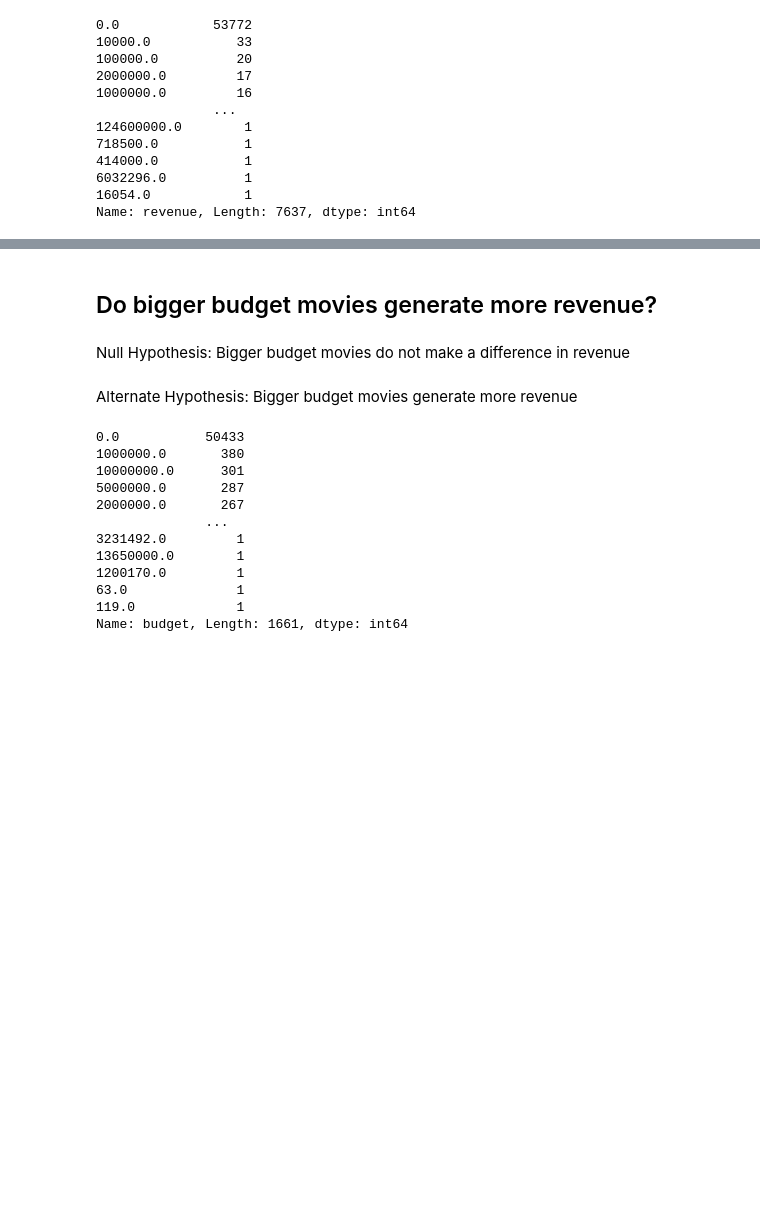
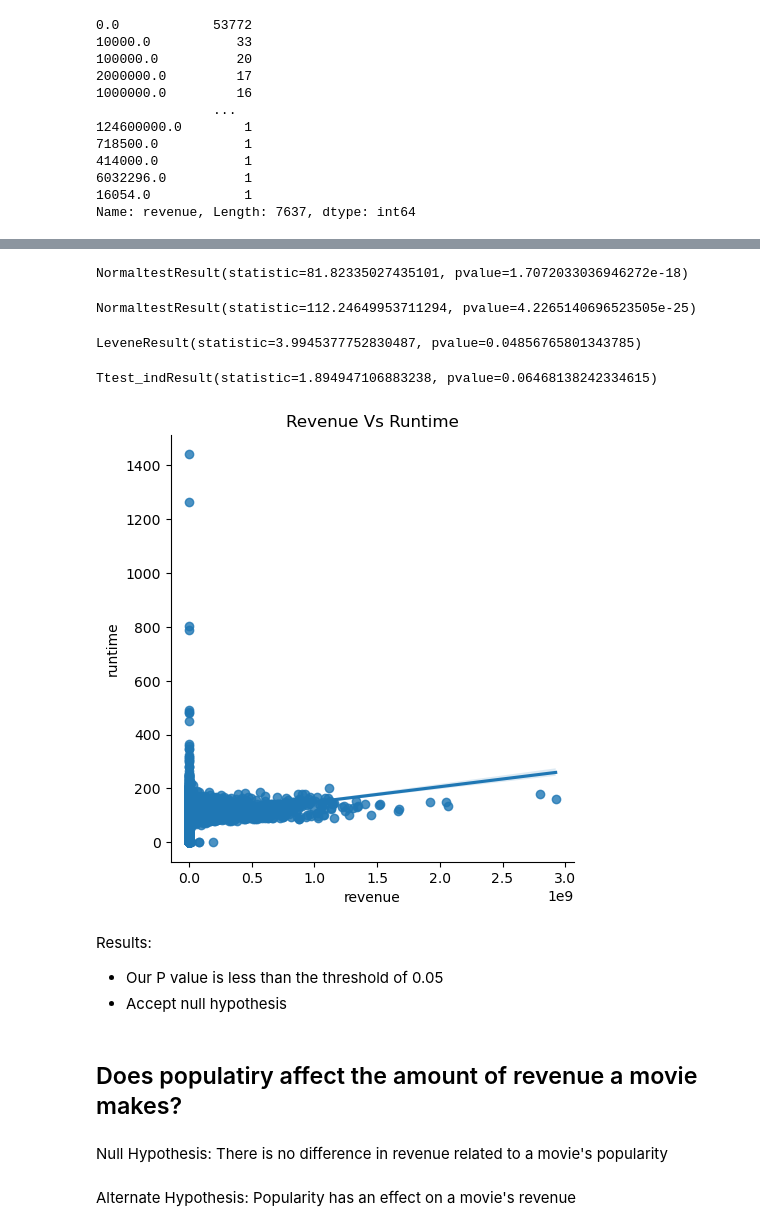
Before and after one commit to donmarcolaureano/Movie-Database, a Jupyter notebook: hypothesis_testing.ipynb, the cells around one changed output, grey strips where cells are left out. Drawn from its saved outputs; the diff is of its cells as text; code cells hidden in the pictures; blank space fills up the shorter version.

```diff
--- a/hypothesis_testing.ipynb
+++ b/hypothesis_testing.ipynb
@@ -596,21 +630,35 @@ Name: revenue, Length: 7637, dtype: int64
+# %%
+results_high_runtime = stats.normaltest(long_runtime)
+results_high_runtime
+# %% [output]
+NormaltestResult(statistic=81.82335027435101, pvalue=1.7072033036946272e-18)
+# %%
+results_short_runtime = stats.normaltest(short_runtime)
+results_short_runtime
+# %% [output]
+NormaltestResult(statistic=112.24649953711294, pvalue=4.2265140696523505e-25)
+# %%
+result = stats.levene(long_runtime, short_runtime)
+result
+# %% [output]
+LeveneResult(statistic=3.9945377752830487, pvalue=0.04856765801343785)
+# %%
+result_2 = stats.ttest_ind(long_runtime, short_runtime, equal_var = False)
+result_2
+# %% [output]
+Ttest_indResult(statistic=1.894947106883238, pvalue=0.06468138242334615)
+# %%
+g = sns.lmplot(data = full_api_data, x = 'revenue', y = 'runtime');
+g.ax.set_title('Revenue Vs Runtime');
+# %% [output]
+[figure, added]
+# %% [markdown]
+Results:
+- Our P value is less than the threshold of 0.05
+- Accept null hypothesis
 # %% [markdown]
-## Do bigger budget movies generate more revenue?
+## Does populatiry affect the amount of revenue a movie makes?
 # %% [markdown]
-Null Hypothesis: Bigger budget movies do not make a difference in revenue
+Null Hypothesis: There is no difference in revenue related to a movie's popularity
 # %% [markdown]
-Alternate Hypothesis: Bigger budget movies generate more revenue
+Alternate Hypothesis: Popularity has an effect on a movie's revenue
-# %%
-full_api_data['budget'].value_counts()
-# %% [output]
-0.0           50433
-1000000.0       380
-10000000.0      301
-5000000.0       287
-2000000.0       267
-              ...
-3231492.0         1
-13650000.0        1
-1200170.0         1
-63.0              1
-119.0             1
-Name: budget, Length: 1661, dtype: int64
```
Also changed, not shown: parts of 21 cells of this notebook.
